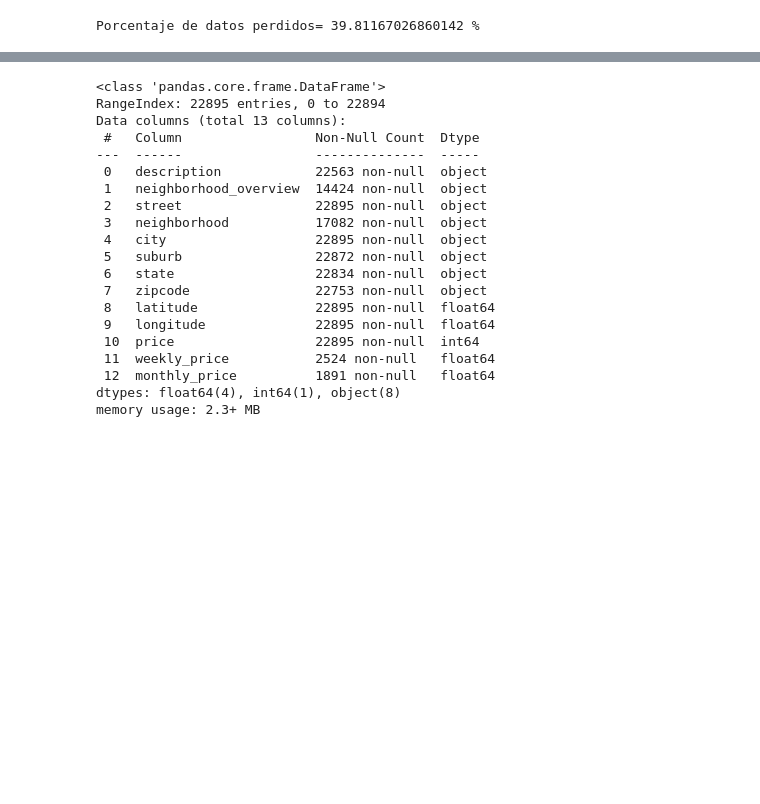
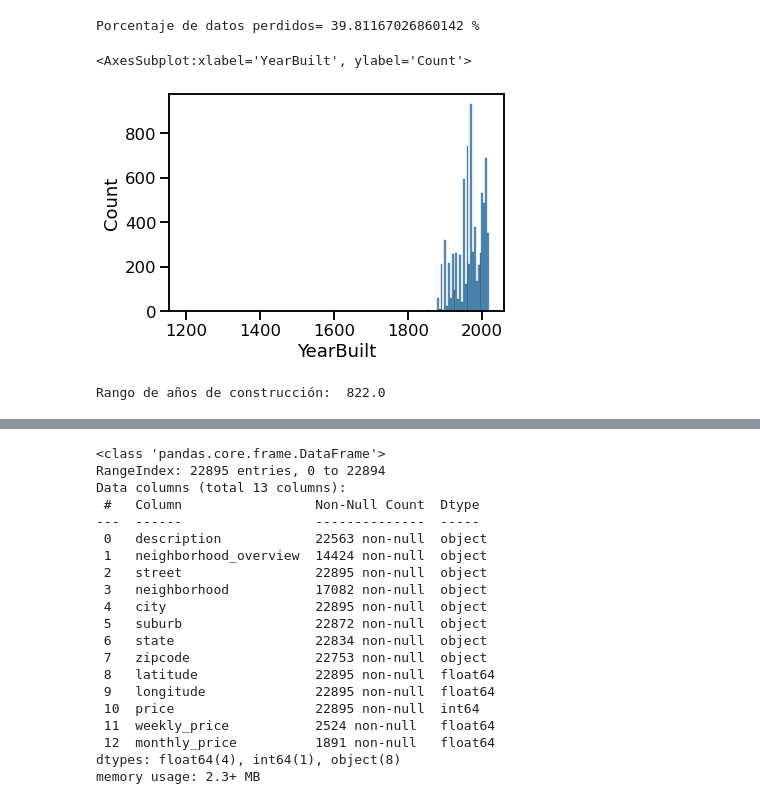
Before and after one commit to estebanarr/TP2_exploracion_curacion_datos, a Jupyter notebook: Entregable_Parte_1.ipynb, the cells around one changed output, grey strips where cells are left out. Cells and saved outputs as stored; diff of their text form; code cells hidden in the pictures; blank space fills up the shorter version.

```diff
--- a/Entregable_Parte_1.ipynb
+++ b/Entregable_Parte_1.ipynb
@@ -362 +382,4 @@ Sobre las variables de tiempo, tenemos Date y YearBuilt.
 *Podríamos crear varíables categóricas para la antiguedad que indiquen: Menos de 10 años de antiguedad, entre 10 y 20 años de antiguedad, entre 20 y 30 años de antiguedad, entre 30 y 40 años de antiguedad, etc.
+# %%
+#Transformar la variable Date en una variable temporal   **VER POR QUÉ NO DEJA HACER ESTA OPERACIÓN (Flo)
+melb_df2['date'] = pandas.to_datetime(melb_df2.Date, dayfirst=True)
@@ -362,0 +392,4 @@ Sobre las variables de tiempo, tenemos Date y YearBuilt.
+# %%
+#Dado que la precisión por día no será útil, extraer por mes y año
+melb_df2['date_month'] = pandas.to_datetime(melb_df.date.dt.strftime('%Y-%m'))
+melb_df2['date_year'] = pandas.to_datetime(melb_df.date.dt.strftime('%Y'))
@@ -377,3 +417,13 @@ Name: YearBuilt, dtype: float64
 print("Porcentaje de datos perdidos=", melb_df2.YearBuilt.isna().sum()/len(melb_df2)*100,"%")
 # %% [output]
 Porcentaje de datos perdidos= 39.81167026860142 %
+# %%
+sns.histplot(data=melb_df2,x="YearBuilt")
+# %% [output]
+<AxesSubplot:xlabel='YearBuilt', ylabel='Count'>
+[figure, added]
+# %%
+print("Rango de años de construcción: ",melb_df2.YearBuilt.max()-melb_df2.YearBuilt.min())
+#En el mínimo tiene que haber algunos valores outliers
+# %% [output]
+Rango de años de construcción:  822.0
```
Also changed, not shown: parts of 42 cells of this notebook.
